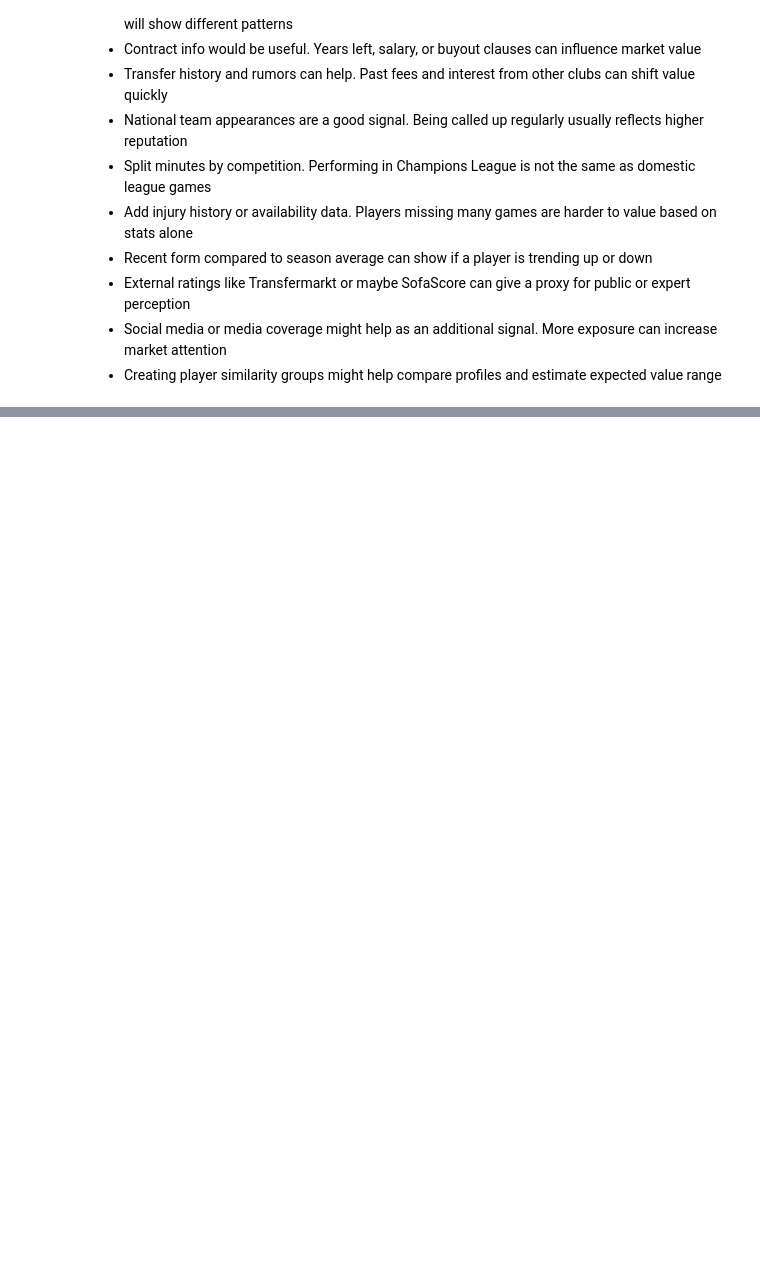
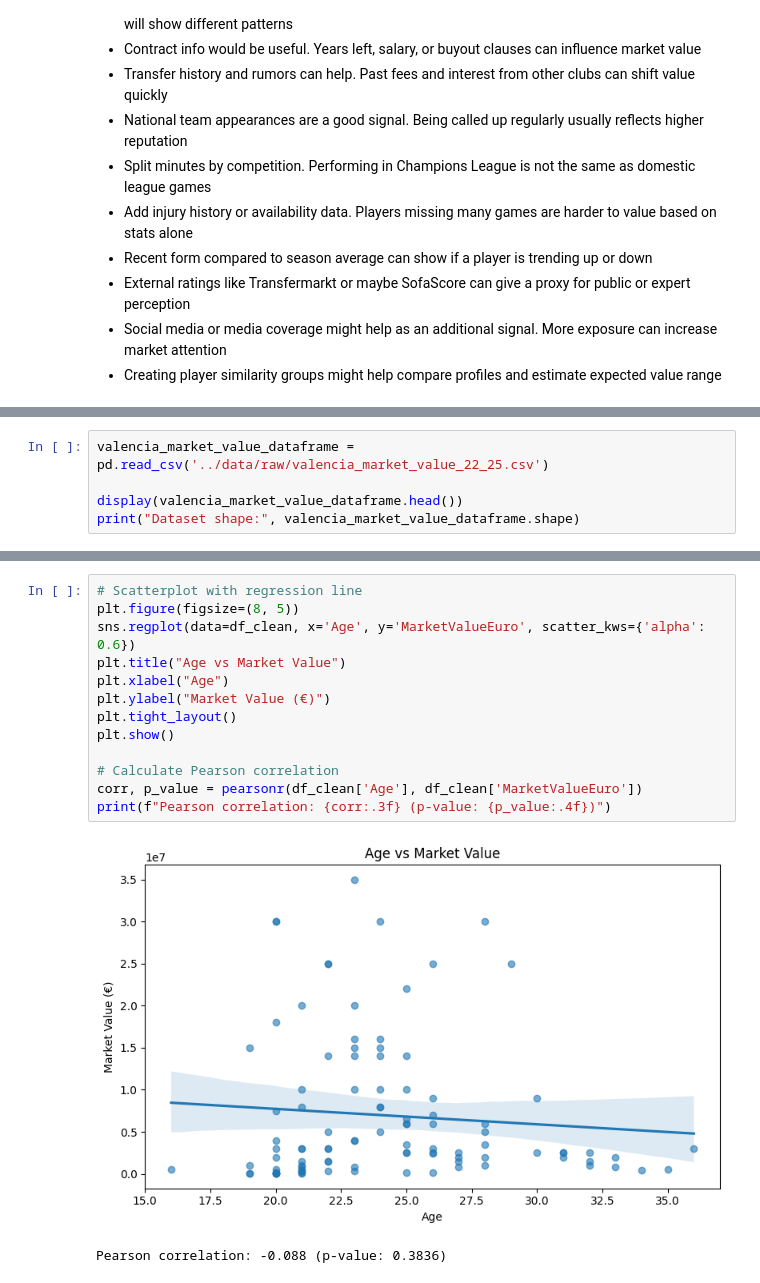
Before and after one commit to markuskuehnle/football-talent-value-forecast, a Jupyter notebook: notebooks/02_data_exploration.ipynb, the cells around one changed output, grey strips where cells are left out. Saved outputs shown, nothing was run; the diff lists cells and outputs as text; blank space fills up the shorter version.

```diff
--- a/notebooks/02_data_exploration.ipynb
+++ b/notebooks/02_data_exploration.ipynb
@@ -308,0 +333,5 @@ NOTE
+# %%
+valencia_market_value_dataframe = pd.read_csv('../data/raw/valencia_market_value_22_25.csv')
+
+display(valencia_market_value_dataframe.head())
+print("Dataset shape:", valencia_market_value_dataframe.shape)
@@ -308,0 +498,16 @@ NOTE
+# %%
+# Scatterplot with regression line
+plt.figure(figsize=(8, 5))
+sns.regplot(data=df_clean, x='Age', y='MarketValueEuro', scatter_kws={'alpha': 0.6})
+plt.title("Age vs Market Value")
+plt.xlabel("Age")
+plt.ylabel("Market Value (€)")
+plt.tight_layout()
+plt.show()
+
+# Calculate Pearson correlation
+corr, p_value = pearsonr(df_clean['Age'], df_clean['MarketValueEuro'])
+print(f"Pearson correlation: {corr:.3f} (p-value: {p_value:.4f})")
+# %% [output]
+[figure, added]
+Pearson correlation: -0.088 (p-value: 0.3836)
```
Also changed, not shown: parts of 40 cells of this notebook, 2 other files.
